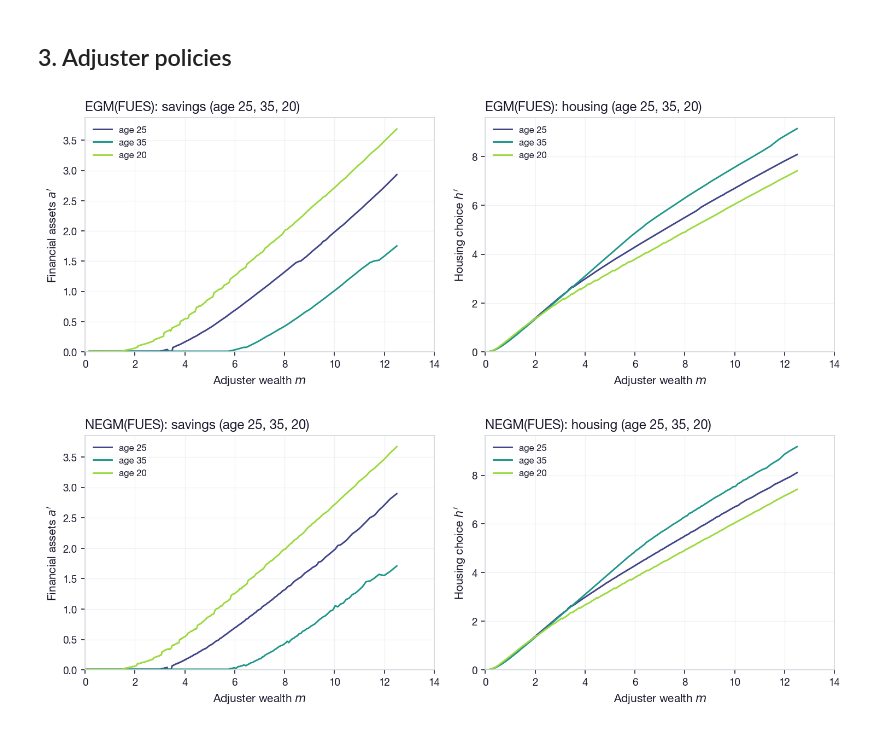
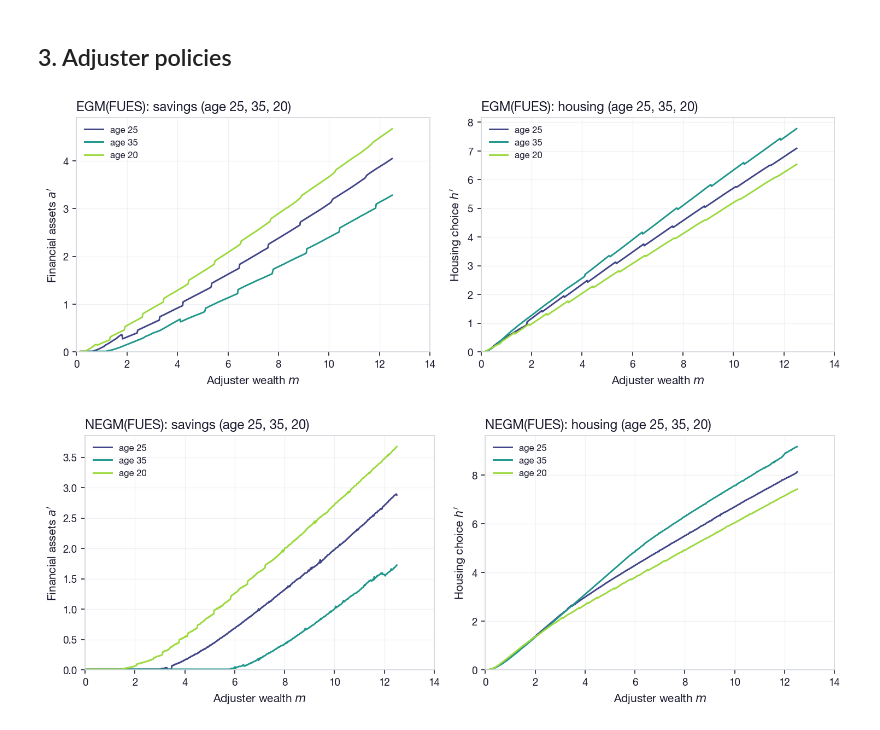
Before and after one commit to akshayshanker/FUES, a Jupyter notebook: examples/durables/notebooks/durables_fues_separable.ipynb, the cells around one changed output. Saved outputs shown, nothing was run; the diff lists cells and outputs as text; code cells hidden in the pictures.

```diff
--- a/examples/durables/notebooks/durables_fues_separable.ipynb
+++ b/examples/durables/notebooks/durables_fues_separable.ipynb
@@ -39,7 +41,7 @@ print('Ready')
 OVERRIDES = dict(
     setting_overrides={
         'store_cntn': 1, 'N_wage': 4,
-        'n_w': 300, 'n_a': 300, 'n_h': 600, 'n_sections': 1, 'sigma_w': 0.12
+        'n_w': 600, 'n_a': 600, 'n_h': 600,
     },
     calib_overrides={
         't0': 20, 'tau': 0.07
@@ -109,9 +111,9 @@ UserWarning:/Users/akshayshanker/Research/Repos/FUES2026/FUES/.venv/lib/python3.
 # %%
 fig = nb_plot_adjuster_comparison(
     results, results['FUES']['grids'],
-    plot_t=[25, 35, 20], methods_filter=['FUES'], i_z=2)
+    plot_t=[25, 35, 20], methods_filter=['FUES'], i_z=0)
 # %% [output]
-[figure, old version]
+[figure, new version]
 # %%
 fig = nb_plot_adjuster_comparison(
     results, results['NEGM']['grids'],
```
Also changed, not shown: parts of 10 cells of this notebook, 5 other files.
